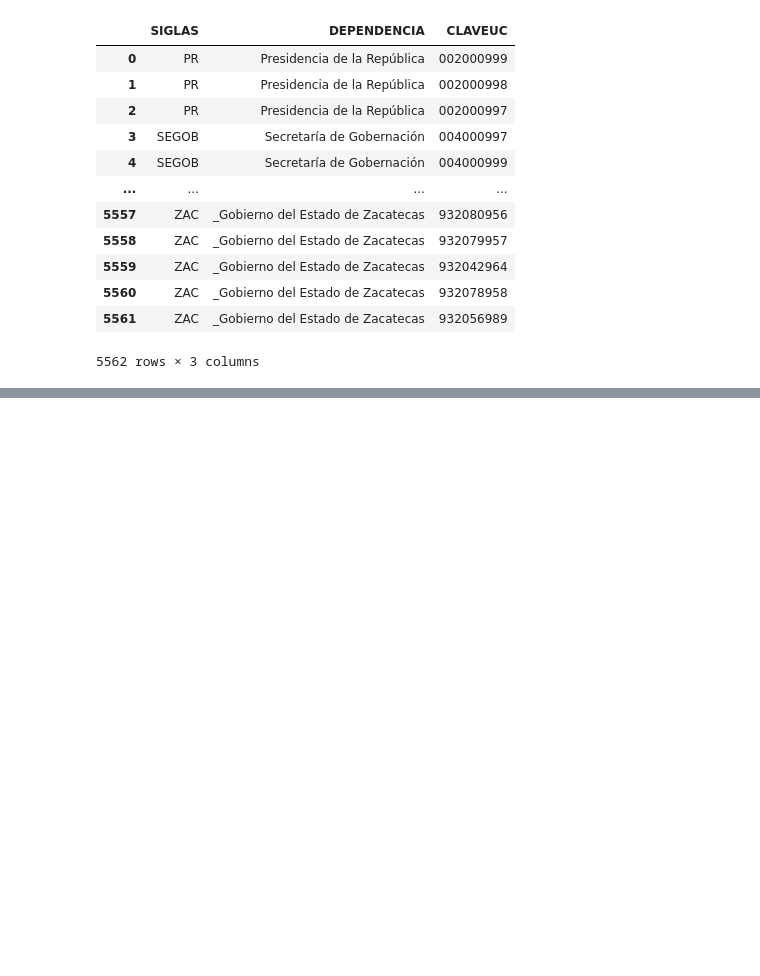
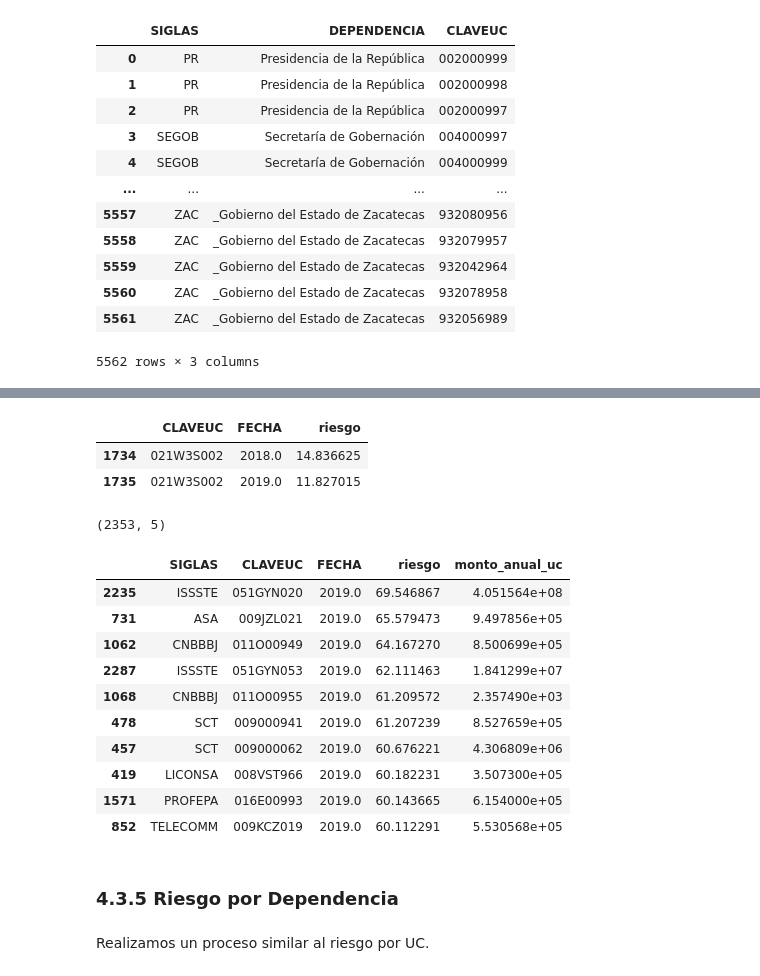
Before and after one commit to imco/IRC, a Jupyter notebook: notebooks/IRC_v2.ipynb, the cells around one changed output, grey strips where cells are left out. Drawn from its saved outputs; the diff is of its cells as text; code cells hidden in the pictures; blank space fills up the shorter version.

```diff
--- a/notebooks/IRC_v2.ipynb
+++ b/notebooks/IRC_v2.ipynb
@@ -1853,0 +2017,6 @@ df_uc
+# %%
+montos_anuales = (df_irc.groupby(['CLAVEUC', 'FECHA'])
+                  .monto_total.sum()
+                  .reset_index()
+                  .rename(columns={'monto_total': 'monto_anual_uc'}))
+montos_anuales[montos_anuales.CLAVEUC == '021W3S002']
@@ -1853,0 +2029,4 @@ df_uc
+# %%
+df_riesgo_ponderado = df_irc.merge(montos_anuales)
+df_riesgo_ponderado['peso'] = df_riesgo_ponderado['monto_total'].divide(df_riesgo_ponderado['monto_anual_uc'])
+df_riesgo_ponderado['riesgo_ponderado'] = df_riesgo_ponderado['riesgo'] * df_riesgo_ponderado['peso']
@@ -1853,0 +2046,6 @@ df_uc
+# %%
+df_riesgo_uc_aux = (df_riesgo_ponderado.groupby(['CLAVEUC', 'FECHA'])
+                .riesgo_ponderado.mean()
+                .reset_index()
+                .rename(columns={'riesgo_ponderado': 'riesgo'}))
+df_riesgo_uc_aux.head()
@@ -1853,0 +2059,31 @@ df_uc
+# %%
+df_riesgo_uc_aux[df_riesgo_uc_aux.CLAVEUC == '021W3S002']
+# %% [output]
+|  | CLAVEUC | FECHA | riesgo |
+| 1734 | 021W3S002 | 2018.0 | 14.836625 |
+| 1735 | 021W3S002 | 2019.0 | 11.827015 |
+# %%
+c = ['SIGLAS', 'CLAVEUC', 'FECHA', 'riesgo']
+df_riesgo_uc = pd.merge(df_riesgo_uc_aux, df_uc, how='left')[c]
+df_riesgo_uc = df_riesgo_uc.merge(montos_anuales, how='left')
+df_riesgo_uc.shape
+# %% [output]
+(2353, 5)
+# %%
+df_riesgo_uc[df_riesgo_uc.FECHA == 2019].nlargest(10, 'riesgo')
+# %% [output]
+|  | SIGLAS | CLAVEUC | FECHA | riesgo | monto_anual_uc |
+| 2235 | ISSSTE | 051GYN020 | 2019.0 | 69.546867 | 4.051564e+08 |
+| 731 | ASA | 009JZL021 | 2019.0 | 65.579473 | 9.497856e+05 |
+| 1062 | CNBBBJ | 011O00949 | 2019.0 | 64.167270 | 8.500699e+05 |
+| 2287 | ISSSTE | 051GYN053 | 2019.0 | 62.111463 | 1.841299e+07 |
+| 1068 | CNBBBJ | 011O00955 | 2019.0 | 61.209572 | 2.357490e+03 |
+| 478 | SCT | 009000941 | 2019.0 | 61.207239 | 8.527659e+05 |
+| 457 | SCT | 009000062 | 2019.0 | 60.676221 | 4.306809e+06 |
+| 419 | LICONSA | 008VST966 | 2019.0 | 60.182231 | 3.507300e+05 |
+| 1571 | PROFEPA | 016E00993 | 2019.0 | 60.143665 | 6.154000e+05 |
+| 852 | TELECOMM | 009KCZ019 | 2019.0 | 60.112291 | 5.530568e+05 |
+# %% [markdown]
+### 4.3.5 Riesgo por Dependencia
+# %% [markdown]
+Realizamos un proceso similar al riesgo por UC.
```
Also changed, not shown: parts of 34 cells of this notebook.
